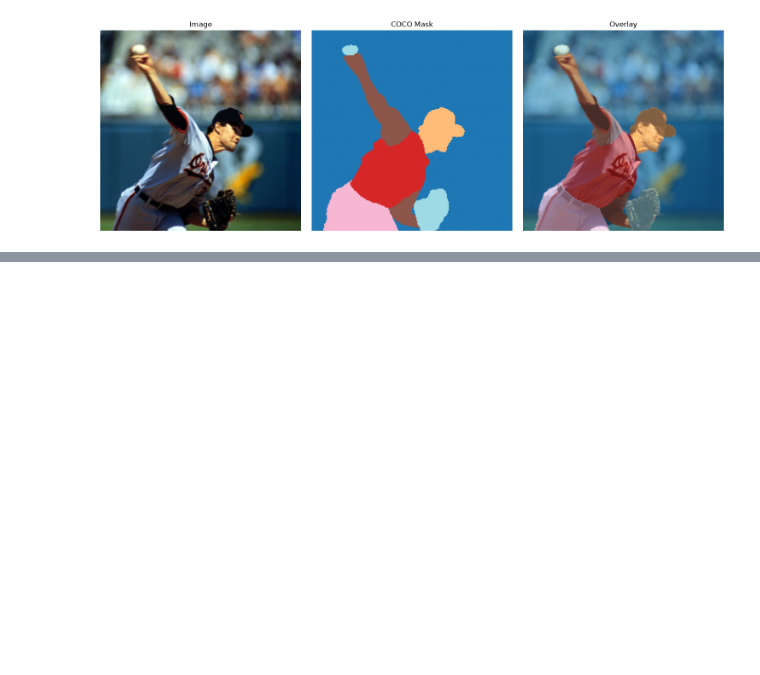
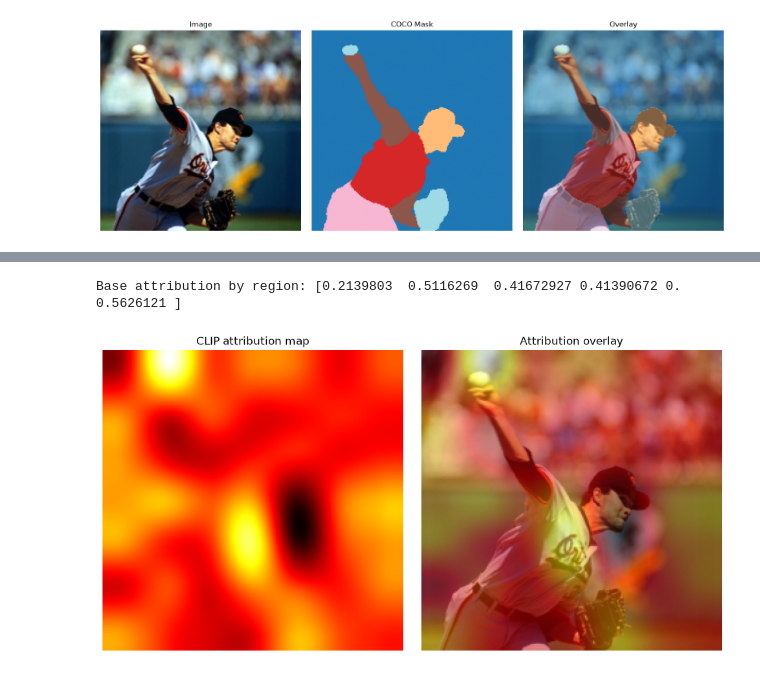
Before and after one commit to hbaniecki/fixlip, a Jupyter notebook: Tier1.ipynb, the cells around one changed output, grey strips where cells are left out. Saved outputs shown, nothing was run; the diff lists cells and outputs as text; code cells hidden in the pictures; blank space fills up the shorter version.

```diff
--- a/Tier1.ipynb
+++ b/Tier1.ipynb
@@ -77,0 +110,28 @@ Caption: a baseball player throwing a ball
+# %%
+import torch
+
+from src.attribution import calcular_phi_base, get_attribution_map
+
+device = "cuda" if torch.cuda.is_available() else "cpu"
+attribution_map = get_attribution_map(image_pil, caption, device=device)
+phi_base = calcular_phi_base(
+    image_pil,
+    caption,
+    mask_array,
+    n_regioes,
+    device=device,
+)
+
+print(f"Base attribution by region: {phi_base}")
+
+fig, axes = plt.subplots(1, 2, figsize=(10, 5))
+axes[0].imshow(attribution_map, cmap="hot")
+axes[0].set_title("CLIP attribution map")
+axes[0].axis("off")
+axes[1].imshow(image_pil)
+axes[1].imshow(attribution_map, cmap="hot", alpha=0.5)
+axes[1].set_title("Attribution overlay")
+axes[1].axis("off")
+fig.tight_layout()
+plt.show()
+# %% [output]
@@ -77,0 +139,2 @@ Caption: a baseball player throwing a ball
+Base attribution by region: [0.2139803  0.5116269  0.41672927 0.41390672 0.         0.5626121 ]
+[figure, added]
```
Also changed, not shown: parts of 6 cells of this notebook, 3 other files.
